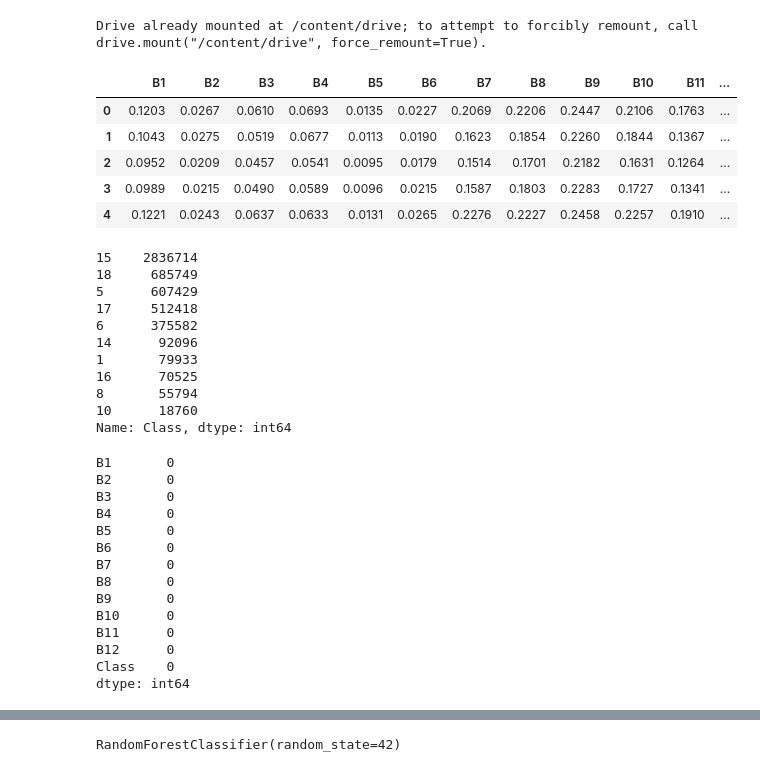
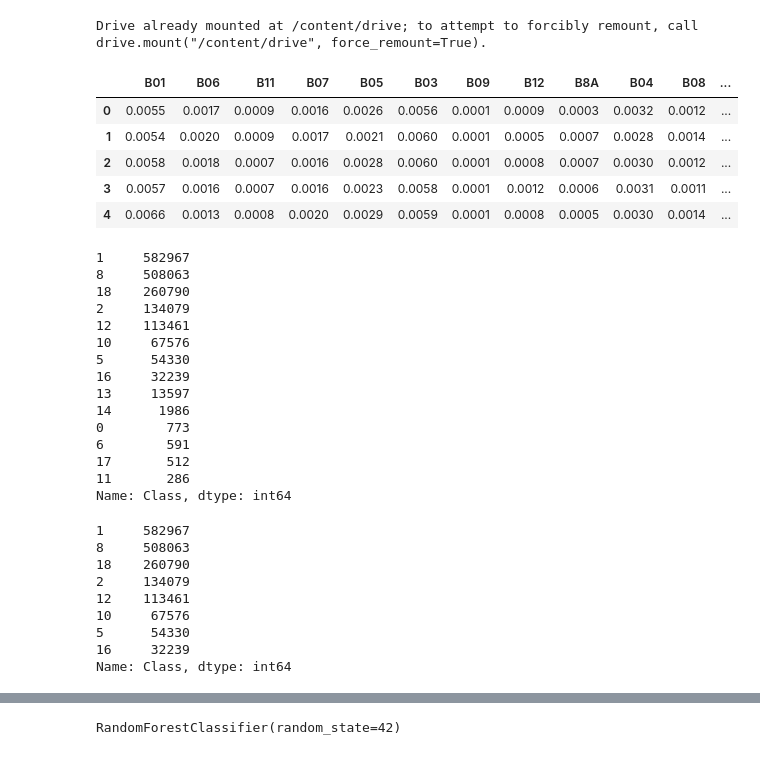
Before and after one commit to MudSnail/Land_Cover_Classification, a Jupyter notebook: Model_Example.ipynb, the cells around one changed output, grey strips where cells are left out. Saved outputs shown, nothing was run; the diff lists cells and outputs as text; code cells hidden in the pictures.

```diff
--- a/Model_Example.ipynb
+++ b/Model_Example.ipynb
@@ -31,47 +32,50 @@ warnings.filterwarnings('ignore')
 Drive already mounted at /content/drive; to attempt to forcibly remount, call drive.mount("/content/drive", force_remount=True).
 # %%
 #Load Data
-data = pd.read_csv('/content/drive/MyDrive/simcoe_land_class_data.csv')
+data = pd.read_csv('/content/drive/MyDrive/james_bay_data.csv')
 data.head()
 # %% [output]
-|  | B1 | B2 | B3 | B4 | B5 | B6 | B7 | B8 | B9 | B10 | B11 | ... |
-| 0 | 0.1203 | 0.0267 | 0.0610 | 0.0693 | 0.0135 | 0.0227 | 0.2069 | 0.2206 | 0.2447 | 0.2106 | 0.1763 | ... |
-| 1 | 0.1043 | 0.0275 | 0.0519 | 0.0677 | 0.0113 | 0.0190 | 0.1623 | 0.1854 | 0.2260 | 0.1844 | 0.1367 | ... |
-| 2 | 0.0952 | 0.0209 | 0.0457 | 0.0541 | 0.0095 | 0.0179 | 0.1514 | 0.1701 | 0.2182 | 0.1631 | 0.1264 | ... |
-| 3 | 0.0989 | 0.0215 | 0.0490 | 0.0589 | 0.0096 | 0.0215 | 0.1587 | 0.1803 | 0.2283 | 0.1727 | 0.1341 | ... |
-| 4 | 0.1221 | 0.0243 | 0.0637 | 0.0633 | 0.0131 | 0.0265 | 0.2276 | 0.2227 | 0.2458 | 0.2257 | 0.1910 | ... |
+|  | B01 | B06 | B11 | B07 | B05 | B03 | B09 | B12 | B8A | B04 | B08 | ... |
+| 0 | 0.0055 | 0.0017 | 0.0009 | 0.0016 | 0.0026 | 0.0056 | 0.0001 | 0.0009 | 0.0003 | 0.0032 | 0.0012 | ... |
+| 1 | 0.0054 | 0.0020 | 0.0009 | 0.0017 | 0.0021 | 0.0060 | 0.0001 | 0.0005 | 0.0007 | 0.0028 | 0.0014 | ... |
+| 2 | 0.0058 | 0.0018 | 0.0007 | 0.0016 | 0.0028 | 0.0060 | 0.0001 | 0.0008 | 0.0007 | 0.0030 | 0.0012 | ... |
+| 3 | 0.0057 | 0.0016 | 0.0007 | 0.0016 | 0.0023 | 0.0058 | 0.0001 | 0.0012 | 0.0006 | 0.0031 | 0.0011 | ... |
+| 4 | 0.0066 | 0.0013 | 0.0008 | 0.0020 | 0.0029 | 0.0059 | 0.0001 | 0.0008 | 0.0005 | 0.0030 | 0.0014 | ... |
 # %%
 #Check value counts
 data.Class.value_counts()
 # %% [output]
-15    2836714
-18     685749
-5      607429
-17     512418
-6      375582
-14      92096
-1       79933
-16      70525
-8       55794
-10      18760
+1     582967
+8     508063
+18    260790
+2     134079
+12    113461
+10     67576
+5      54330
+16     32239
+13     13597
+14      1986
+0        773
+6        591
+17       512
+11       286
 Name: Class, dtype: int64
-# %%
-# find nills is your dataframe
-print(data.isnull().sum())
-# %% [output]
-B1       0
-B2       0
-B3       0
-B4       0
-B5       0
-B6       0
-B7       0
-B8       0
-B9       0
-B10      0
-B11      0
-B12      0
-Class    0
-dtype: int64
+# %%
+#Remove rows with classes < 15000 data points
+values = [0,6,11,13,14,17]
+data = data[data.Class.isin(values) == False]
+
+#Check value counts
+data.Class.value_counts()
+# %% [output]
+1     582967
+8     508063
+18    260790
+2     134079
+12    113461
+10     67576
+5      54330
+16     32239
+Name: Class, dtype: int64
 # %%
 #SubSample ~100 000 for each class
```
Also changed, not shown: parts of 11 cells of this notebook.
